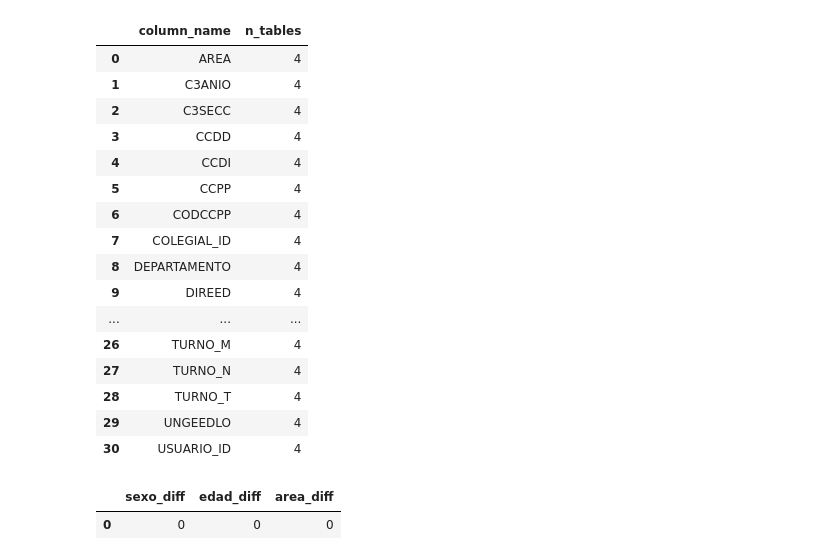
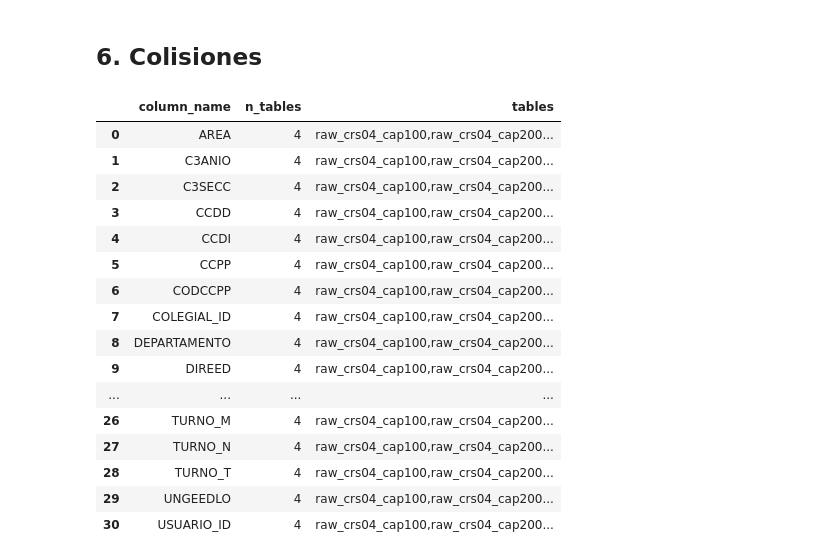
Before and after one commit to ascordero001-cell/enares-2024-crs04-ml, a Jupyter notebook: notebooks/03_limpieza/ENARES_2024_CRS04_STAGE03_NB01_VALIDACION_SETUP.ipynb, the cells around one changed output. Cells and saved outputs as stored; diff of their text form; code cells hidden in the pictures.

Commit message:
Complete Stage 03 Sprint 1 (#22–#28): setup, validation and cleaned dataset

```diff
--- a/notebooks/03_limpieza/ENARES_2024_CRS04_STAGE03_NB01_VALIDACION_SETUP.ipynb
+++ b/notebooks/03_limpieza/ENARES_2024_CRS04_STAGE03_NB01_VALIDACION_SETUP.ipynb
@@ -43,0 +7,14 @@ RUN UTC: 2026-06-21T02:21:00.068470+00:00
+# %%
+!pip install -q google-cloud-bigquery pandas pandas-gbq pyarrow db-dtypes openpyxl XlsxWriter tabulate
+from google.colab import auth, drive
+from google.cloud import bigquery
+from datetime import datetime, timezone
+from pathlib import Path
+import pandas as pd, hashlib, os
+auth.authenticate_user(); drive.mount('/content/drive')
+PROJECT_ID='enares-2024-crs04'; LOCATION='US'; EXPECTED_ROWS=18807
+ROOT_DRIVE=Path('/content/drive/MyDrive/ENARES_2024_PROJECT')
+LOG_DIR=ROOT_DRIVE/'05Resultados'/'logs'/'stage03'; SQL_DIR=ROOT_DRIVE/'02SQL'; OUTPUT_DIR=ROOT_DRIVE/'04Outputs'; DOCS_DIR=ROOT_DRIVE/'docs'; R_DIR=ROOT_DRIVE/'03Scripts_R'
+for d in [LOG_DIR,SQL_DIR,OUTPUT_DIR,DOCS_DIR,R_DIR]: d.mkdir(parents=True,exist_ok=True)
+RUN_UTC=datetime.now(timezone.utc).isoformat(); client=bigquery.Client(project=PROJECT_ID,location=LOCATION)
+display(client.query('SELECT CURRENT_DATE() AS fecha_actual').result().to_dataframe())
@@ -44,50 +209,44 @@ RUN UTC: 2026-06-21T02:21:00.068470+00:00
+# %% [markdown]
+## 6. Colisiones
 # %%
 collision_sql = f"""
-SELECT column_name, COUNT(DISTINCT table_name) AS n_tables
+SELECT
+  column_name,
+  COUNT(DISTINCT table_name) AS n_tables,
+  STRING_AGG(DISTINCT table_name ORDER BY table_name) AS tables
 FROM `{PROJECT_ID}.enares2024_crs04_raw.INFORMATION_SCHEMA.COLUMNS`
 WHERE table_name IN (
   'raw_crs04_cap100',
   'raw_crs04_cap200',
   'raw_crs04_cap248',
   'raw_crs04_cap300'
 )
 GROUP BY column_name
 HAVING n_tables > 1
 ORDER BY n_tables DESC, column_name
 """
 
-column_collisions = client.query(collision_sql).result().to_dataframe()
-display(column_collisions)
+coll = client.query(collision_sql).result().to_dataframe()
+coll.to_csv(
+    LOG_DIR / "stage3_column_collisions.csv",
+    index=False
+)
+display(coll)
 # %% [output]
-|  | column_name | n_tables |
-| 0 | AREA | 4 |
-| 1 | C3ANIO | 4 |
-| 2 | C3SECC | 4 |
-| 3 | CCDD | 4 |
-| 4 | CCDI | 4 |
-| 5 | CCPP | 4 |
-| 6 | CODCCPP | 4 |
-| 7 | COLEGIAL_ID | 4 |
-| 8 | DEPARTAMENTO | 4 |
-| 9 | DIREED | 4 |
-| ... | ... | ... |
-| 26 | TURNO_M | 4 |
-| 27 | TURNO_N | 4 |
-| 28 | TURNO_T | 4 |
-| 29 | UNGEEDLO | 4 |
-| 30 | USUARIO_ID | 4 |
+|  | column_name | n_tables | tables |
+| 0 | AREA | 4 | raw_crs04_cap100,raw_crs04_cap200... |
+| 1 | C3ANIO | 4 | raw_crs04_cap100,raw_crs04_cap200... |
+| 2 | C3SECC | 4 | raw_crs04_cap100,raw_crs04_cap200... |
+| 3 | CCDD | 4 | raw_crs04_cap100,raw_crs04_cap200... |
+| 4 | CCDI | 4 | raw_crs04_cap100,raw_crs04_cap200... |
+| 5 | CCPP | 4 | raw_crs04_cap100,raw_crs04_cap200... |
+| 6 | CODCCPP | 4 | raw_crs04_cap100,raw_crs04_cap200... |
+| 7 | COLEGIAL_ID | 4 | raw_crs04_cap100,raw_crs04_cap200... |
+| 8 | DEPARTAMENTO | 4 | raw_crs04_cap100,raw_crs04_cap200... |
+| 9 | DIREED | 4 | raw_crs04_cap100,raw_crs04_cap200... |
+| ... | ... | ... | ... |
+| 26 | TURNO_M | 4 | raw_crs04_cap100,raw_crs04_cap200... |
+| 27 | TURNO_N | 4 | raw_crs04_cap100,raw_crs04_cap200... |
+| 28 | TURNO_T | 4 | raw_crs04_cap100,raw_crs04_cap200... |
+| 29 | UNGEEDLO | 4 | raw_crs04_cap100,raw_crs04_cap200... |
+| 30 | USUARIO_ID | 4 | raw_crs04_cap100,raw_crs04_cap200... |
-# %%
-check_sql = f"""
-SELECT
-COUNTIF(a.SEXO != b.SEXO) AS sexo_diff,
-COUNTIF(a.EDAD != b.EDAD) AS edad_diff,
-COUNTIF(a.AREA != b.AREA) AS area_diff
-FROM `{PROJECT_ID}.enares2024_crs04_raw.raw_crs04_cap100` a
-JOIN `{PROJECT_ID}.enares2024_crs04_raw.raw_crs04_cap200` b
-USING(ID, COLEGIAL_ID)
-"""
-
-client.query(check_sql).result().to_dataframe()
-# %% [output]
-|  | sexo_diff | edad_diff | area_diff |
-| 0 | 0 | 0 | 0 |
```
Also changed, not shown: parts of 31 cells of this notebook.
